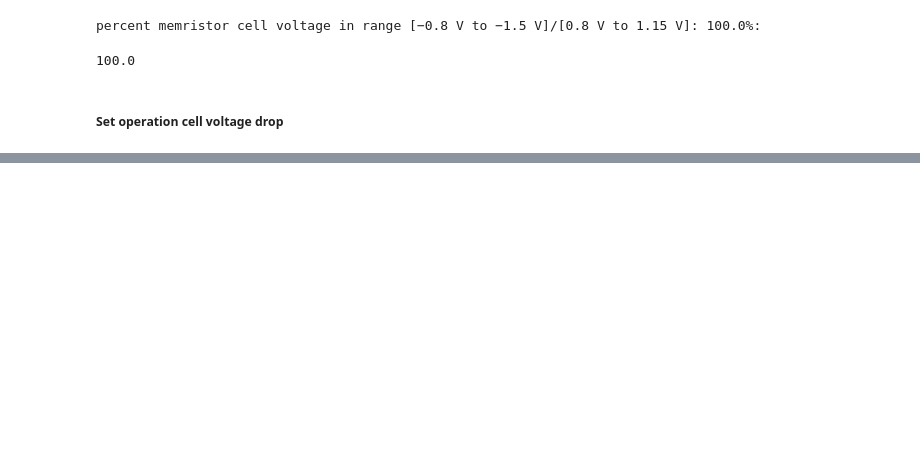
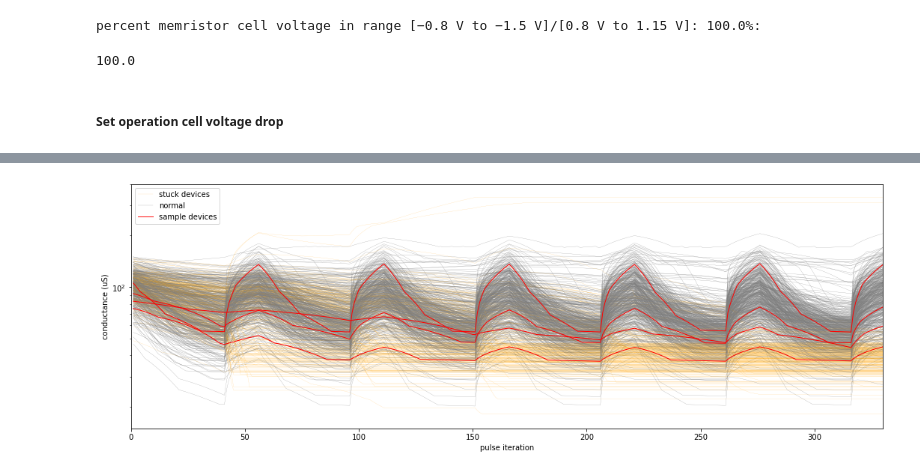
Before and after one commit to caixunshiren/pytorch-metal-oxide-memristor-crossbar, a Jupyter notebook: Notebooks/device stochasticity with stuck conductance.ipynb, the cells around one changed output, grey strips where cells are left out. Saved outputs shown, nothing was run; the diff lists cells and outputs as text; code cells hidden in the pictures; blank space fills up the shorter version.

Commit message:
device level experiments

```diff
--- a/Notebooks/device stochasticity with stuck conductance.ipynb
+++ b/Notebooks/device stochasticity with stuck conductance.ipynb
@@ -300,0 +198,37 @@ best percent in range bl voltage: 40.49%
+# %%
+# plot ideal
+stuck_mask = [[0 if crossbar.memristors[i][j].stuck else 1 for j in range(ideal_w.shape[1])] for i in range(ideal_w.shape[0])]
+stuck_mask = torch.tensor(stuck_mask).view(-1)
+c1, c2, c3 = 0,0,0
+for i in range(crossbar.m*crossbar.n):
+    if i == 200 or i==300 or i == 400 or i==700:
+        if c1 == 0:
+            plt.plot(range(1, cycles*(n_set+n_reset)+1), fitted_conductance_hist[i,:]*1e6, color="red", zorder = 2, linewidth=1, label = "sample devices")
+            c1+=1
+        else:
+            plt.plot(range(1, cycles*(n_set+n_reset)+1), fitted_conductance_hist[i,:]*1e6, color="red", zorder = 2, linewidth=1)
+    elif stuck_mask[i] == 0:
+        if c2 == 0:
+            plt.plot(range(1, cycles*(n_set+n_reset)+1), fitted_conductance_hist[i,:]*1e6, color="orange", zorder = 1, linewidth=0.1, label = "stuck devices")
+            c2+=1
+        else:
+            plt.plot(range(1, cycles*(n_set+n_reset)+1), fitted_conductance_hist[i,:]*1e6, color="orange", zorder = 1, linewidth=0.1)
+    else:
+        if c3 == 0:
+            plt.plot(range(1, cycles*(n_set+n_reset)+1), fitted_conductance_hist[i,:]*1e6, color="gray", zorder = 1, linewidth=0.2, label = "normal")
+            c3+=1
+        else:
+            plt.plot(range(1, cycles*(n_set+n_reset)+1), fitted_conductance_hist[i,:]*1e6, color="gray", zorder = 1, linewidth=0.2)
+
+plt.xlabel("pulse iteration")
+plt.ylabel("conductance (uS)")
+plt.yscale('log')
+plt.ylim([15,400])
+plt.xlim([0, cycles*(n_set+n_reset)])
+plt.legend()
+fig = plt.gcf()
+fig.set_size_inches(18, 6)
+plt.show()
+fig.savefig('crossbar_conductance_cycle.png', dpi=100)
+# %% [output]
+[figure, added]
```
Also changed, not shown: parts of 34 cells of this notebook, 10 other files.
